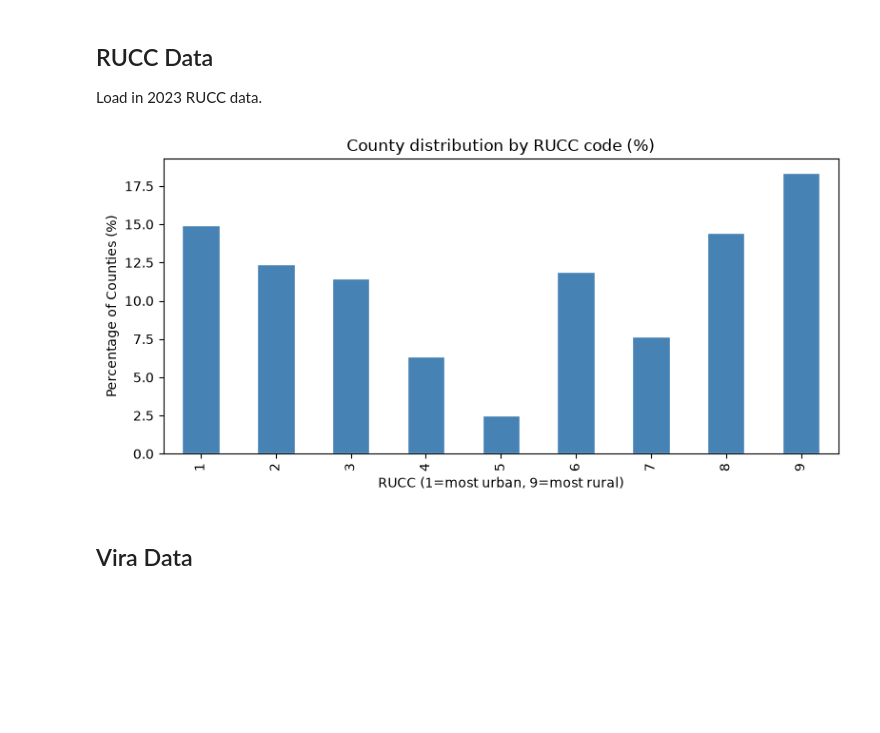
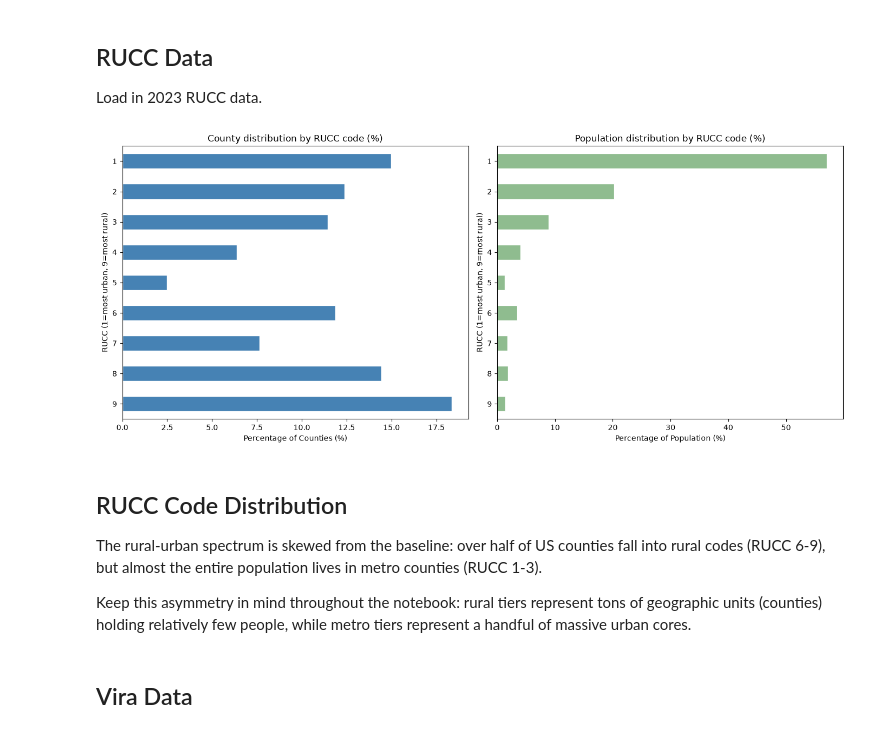
Before and after one commit to steveg-ds/RHIP, a Jupyter notebook: RSS-Analysis.ipynb, the cells around one changed output. Saved outputs shown, nothing was run; the diff lists cells and outputs as text; code cells hidden in the pictures; blank space fills up the shorter version.

```diff
--- a/RSS-Analysis.ipynb
+++ b/RSS-Analysis.ipynb
@@ -77,21 +76,28 @@ Load in 2023 RUCC data.
 # %%
 rucc_data = ers_loader.collect_rucc_data()
 rucc_data.dropna(subset=['GEOID', 'RUCC'], inplace=True)
 rucc_data["Population_2020"] = rucc_data["Population_2020"].fillna(0).astype(int)
 
-fig, ax = plt.subplots(figsize=(8, 4))
+fig, axes = plt.subplots(1, 2, figsize=(14, 6))
+
 (rucc_data['RUCC'].dropna().astype(int).value_counts(normalize=True).sort_index() * 100).plot(
-    kind='bar', ax=ax, color='steelblue', edgecolor='white'
+    kind='barh', ax=axes[0], color='steelblue', edgecolor='white'
 )
-ax.set_title('County distribution by RUCC code (%)')
-ax.set_xlabel('RUCC (1=most urban, 9=most rural)')
-ax.set_ylabel('Percentage of Counties (%)')
+axes[0].set_title('County distribution by RUCC code (%)')
+axes[0].set_ylabel('RUCC (1=most urban, 9=most rural)')
+axes[0].set_xlabel('Percentage of Counties (%)')
+axes[0].invert_yaxis()
+
+pop_by_rucc = rucc_data.groupby(rucc_data['RUCC'].dropna().astype(int))['Population_2020'].sum()
+(pop_by_rucc / pop_by_rucc.sum() * 100).plot(
+    kind='barh', ax=axes[1], color='darkseagreen', edgecolor='white'
+)
+axes[1].set_title('Population distribution by RUCC code (%)')
+axes[1].set_ylabel('RUCC (1=most urban, 9=most rural)')
+axes[1].set_xlabel('Percentage of Population (%)')
+axes[1].invert_yaxis()
+
 plt.tight_layout()
-
 plt.show()
-
-# TODO: make plot horizontal. add second plot w fig, ax thing that does population distribution by RUCC code using the `Population_2020` variable provided by the ers data.
-
-# TODO: (whole notebook) all plots should be in independent cells just for keeping things clean
 # %% [output]
-[figure, old version]
+[figure, new version]
@@ -98,3 +118,9 @@ plt.show()
+# %% [markdown]
+## RUCC Code Distribution
+
+The rural-urban spectrum is skewed from the baseline: over half of US counties fall into rural codes (RUCC 6-9), but almost the entire population lives in metro counties (RUCC 1-3).
+
+Keep this asymmetry in mind throughout the notebook: rural tiers represent tons of geographic units (counties) holding relatively few people, while metro tiers represent a handful of massive urban cores.
 # %% [markdown]
 ## Vira Data
 # %% [markdown]
```
Also changed, not shown: parts of 39 cells of this notebook, 18 other files.
